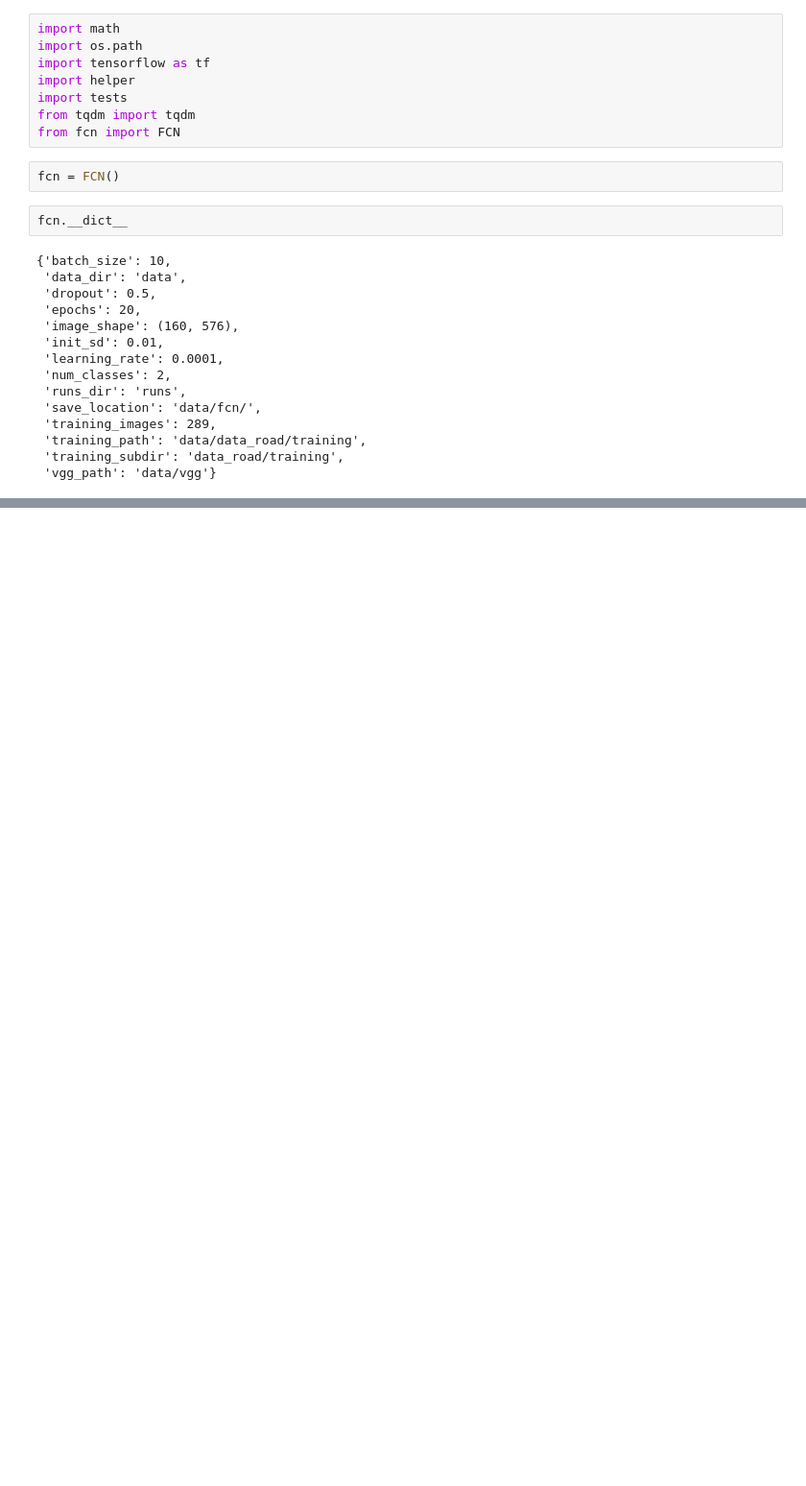
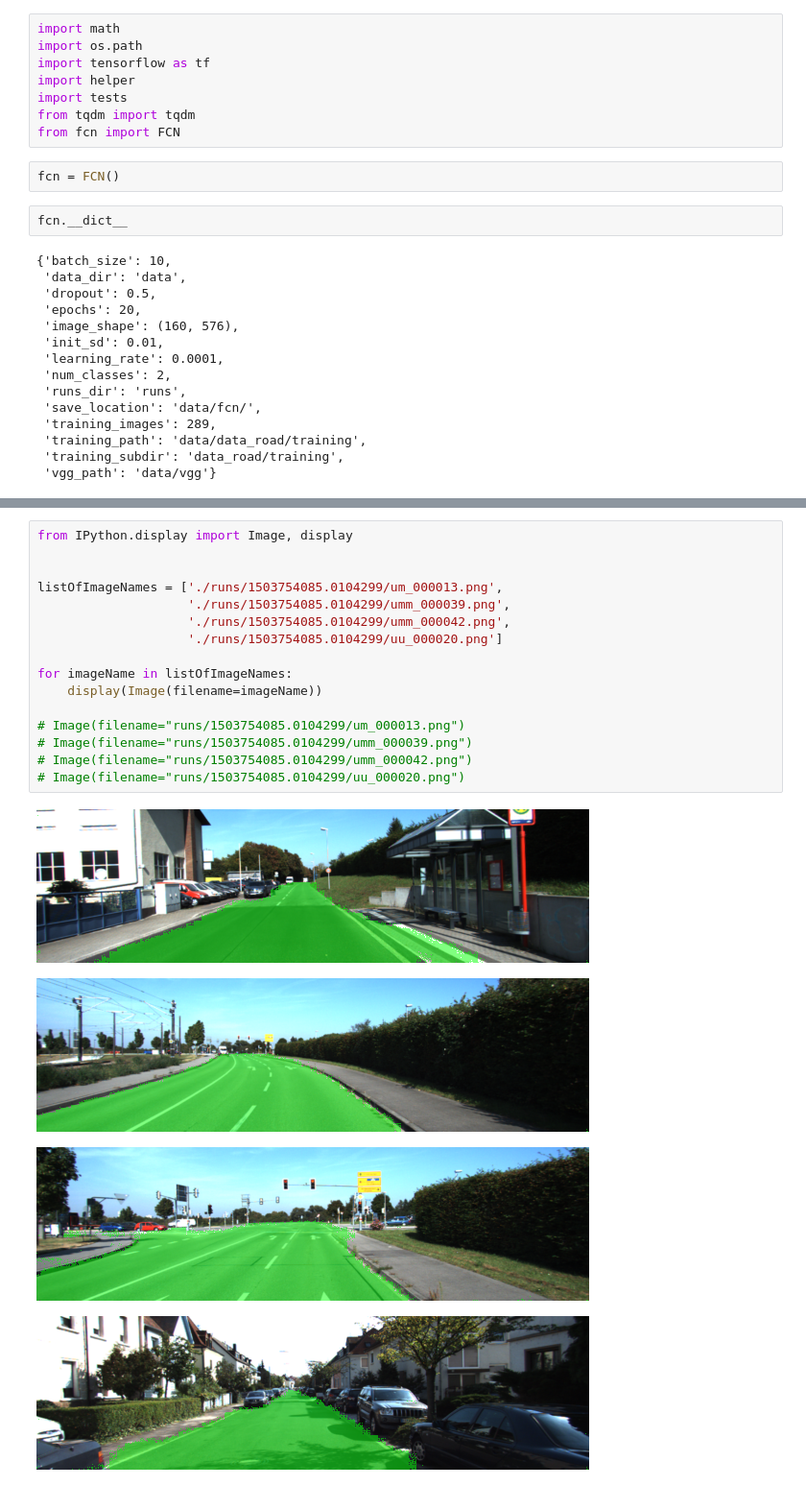
Before and after one commit to eqbal/CarND_Semantic_Segmentation, a Jupyter notebook: playground.ipynb, the cells around one changed output, grey strips where cells are left out. Shown: that part at 96% size. Cells and saved outputs as stored; diff of their text form; blank space fills up the shorter version.

```diff
--- a/playground.ipynb
+++ b/playground.ipynb
@@ -35,0 +67,21 @@ Epoch: 1/20
+# %%
+from IPython.display import Image, display
+
+
+listOfImageNames = ['./runs/1503754085.0104299/um_000013.png',
+                    './runs/1503754085.0104299/umm_000039.png',
+                    './runs/1503754085.0104299/umm_000042.png',
+                    './runs/1503754085.0104299/uu_000020.png']
+
+for imageName in listOfImageNames:
+    display(Image(filename=imageName))
+
+# Image(filename="runs/1503754085.0104299/um_000013.png")
+# Image(filename="runs/1503754085.0104299/umm_000039.png")
+# Image(filename="runs/1503754085.0104299/umm_000042.png")
+# Image(filename="runs/1503754085.0104299/uu_000020.png")
+# %% [output]
+[figure, added]
+[figure, added]
+[figure, added]
+[figure, added]
```
Also changed, not shown: parts of 1 cell of this notebook, 2 other files.
